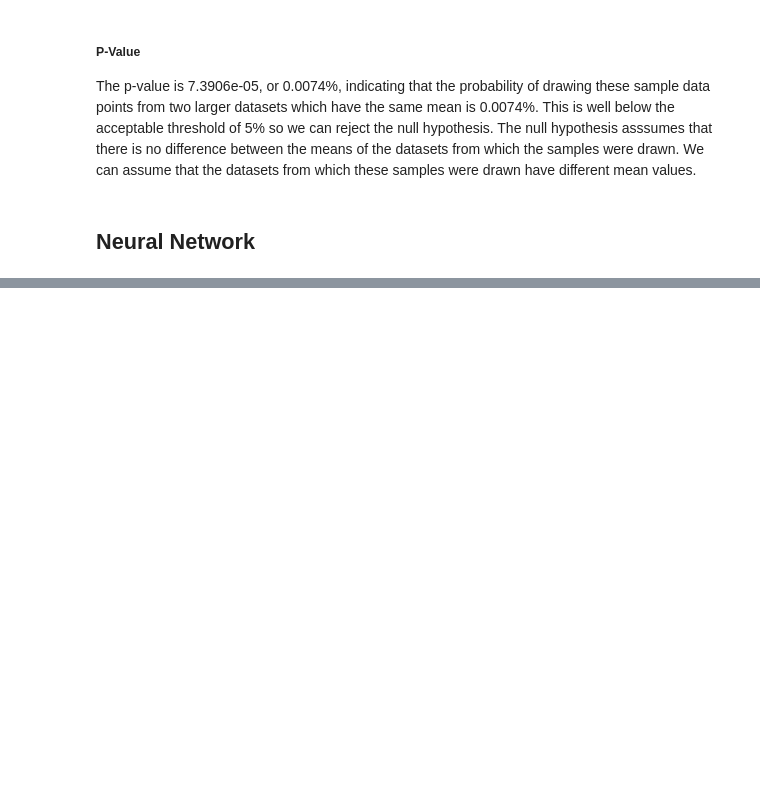
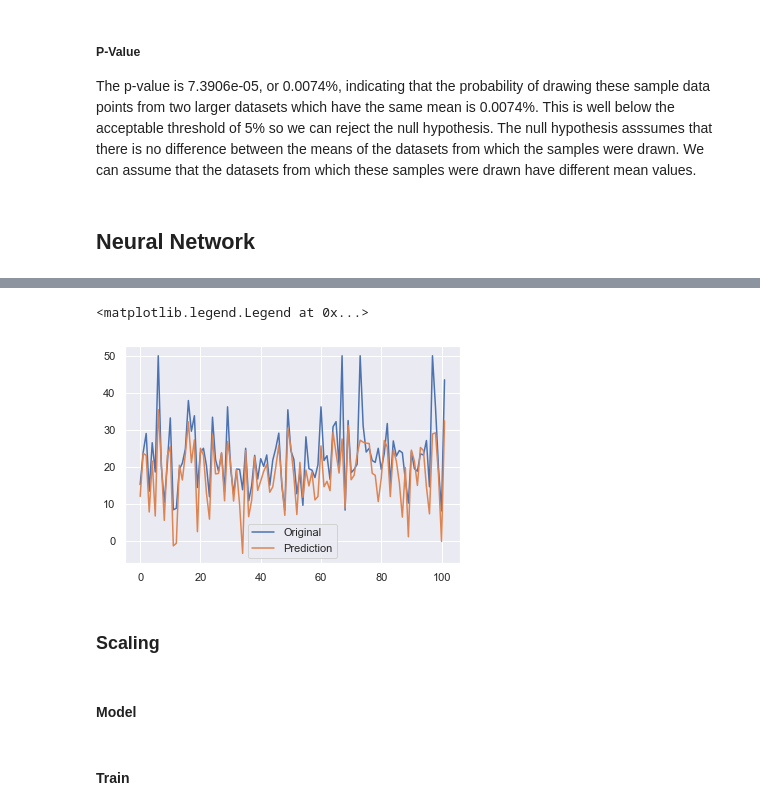
Before and after one commit to grace-burke/Machine-Learning-2019, a Jupyter notebook: BostonDataset.ipynb, the cells around one changed output, grey strips where cells are left out. Saved outputs shown, nothing was run; the diff lists cells and outputs as text; code cells hidden in the pictures; blank space fills up the shorter version.

Commit message:
Added scaling and whitening, automated inputs, further tuned neural network

```diff
--- a/BostonDataset.ipynb
+++ b/BostonDataset.ipynb
@@ -250,3 +254,14 @@ The p-value is 7.3906e-05, or 0.0074%, indicating that the probability of drawin
 # %%
 Inputs = Data.iloc[:,0:13]
 Outputs = Data.iloc[:,13:14]
+# %%
+# Set parameters
+
+Layer1_Neurons=60
+Layer2_Neurons=30
+Name_Inputs = ["CRIM","ZN","INDUS","CHAS","NOX","RM","AGE","DIS","RAD","TAX","PTRATIO","B","LSTAT"]
+Inputs.columns = Name_Inputs
+No_Inputs=len(Name_Inputs)
+Proportion_Test=0.2
+No_Epochs=50
+No_Batch=10
@@ -253,13 +270,9 @@ Outputs = Data.iloc[:,13:14]
 # %%
-# Build a model
-
 # Start a neural network, building it by layers.
 model = kr.models.Sequential()
 
 # Add neurons.
-model.add(kr.layers.Dense(30, input_dim=13, activation='linear'))
-model.add(kr.layers.Dense(30, activation='linear'))
-model.add(kr.layers.Dense(30, activation='linear'))
+model.add(kr.layers.Dense(Layer1_Neurons, input_dim=No_Inputs, activation='relu'))
 model.add(kr.layers.Dense(1, activation='linear'))
 
 # Build the graph.
@@ -267,5 +282,3 @@ model.compile(loss='mean_squared_error', optimizer='adam')
 # %%
-# Split
-
 # Split the inputs and outputs into training and test sets.
-Inputs_Train, Inputs_Test, Outputs_Train, Outputs_Test = mod.train_test_split(Inputs, Outputs, test_size=0.2)
+Inputs_Train, Inputs_Test, Outputs_Train, Outputs_Test = mod.train_test_split(Inputs, Outputs, test_size=Proportion_Test)
@@ -272,6 +287,4 @@ Inputs_Train, Inputs_Test, Outputs_Train, Outputs_Test = mod.train_test_split(In
 # %%
-# Train
-
 # Train the neural network.
-model.fit(Inputs_Train, Outputs_Train, epochs=2000, batch_size=100)
+model.fit(Inputs_Train, Outputs_Train, epochs=No_Epochs, batch_size=No_Batch)
 # %% [output]
@@ -343,0 +320,10 @@ plt.plot(Predictions)
+# %%
+Outputs_Test_Plot = pd.DataFrame.reset_index(Outputs_Test, drop=True)
+plt.plot(Outputs_Test_Plot, label='Original')
+plt.plot(Predictions, label='Prediction')
+plt.legend()
+# %% [output]
+<matplotlib.legend.Legend at 0x...>
+[figure, added]
+# %% [markdown]
+### Scaling ###
@@ -343,0 +334,2 @@ plt.plot(Predictions)
+# %% [markdown]
+#### Model ####
@@ -343,0 +346,2 @@ plt.plot(Predictions)
+# %% [markdown]
+#### Train ####
```
Also changed, not shown: parts of 33 cells of this notebook.
